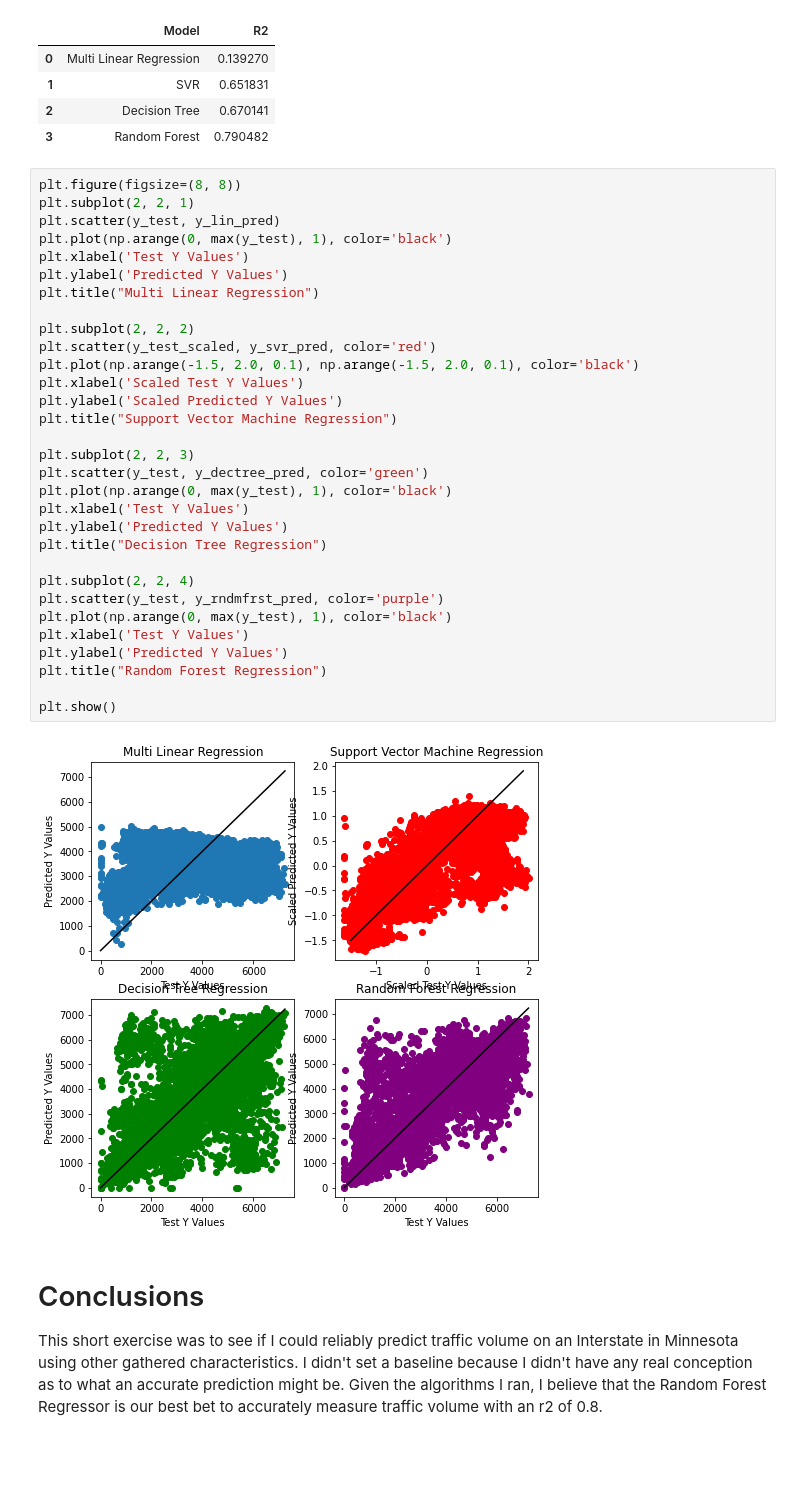
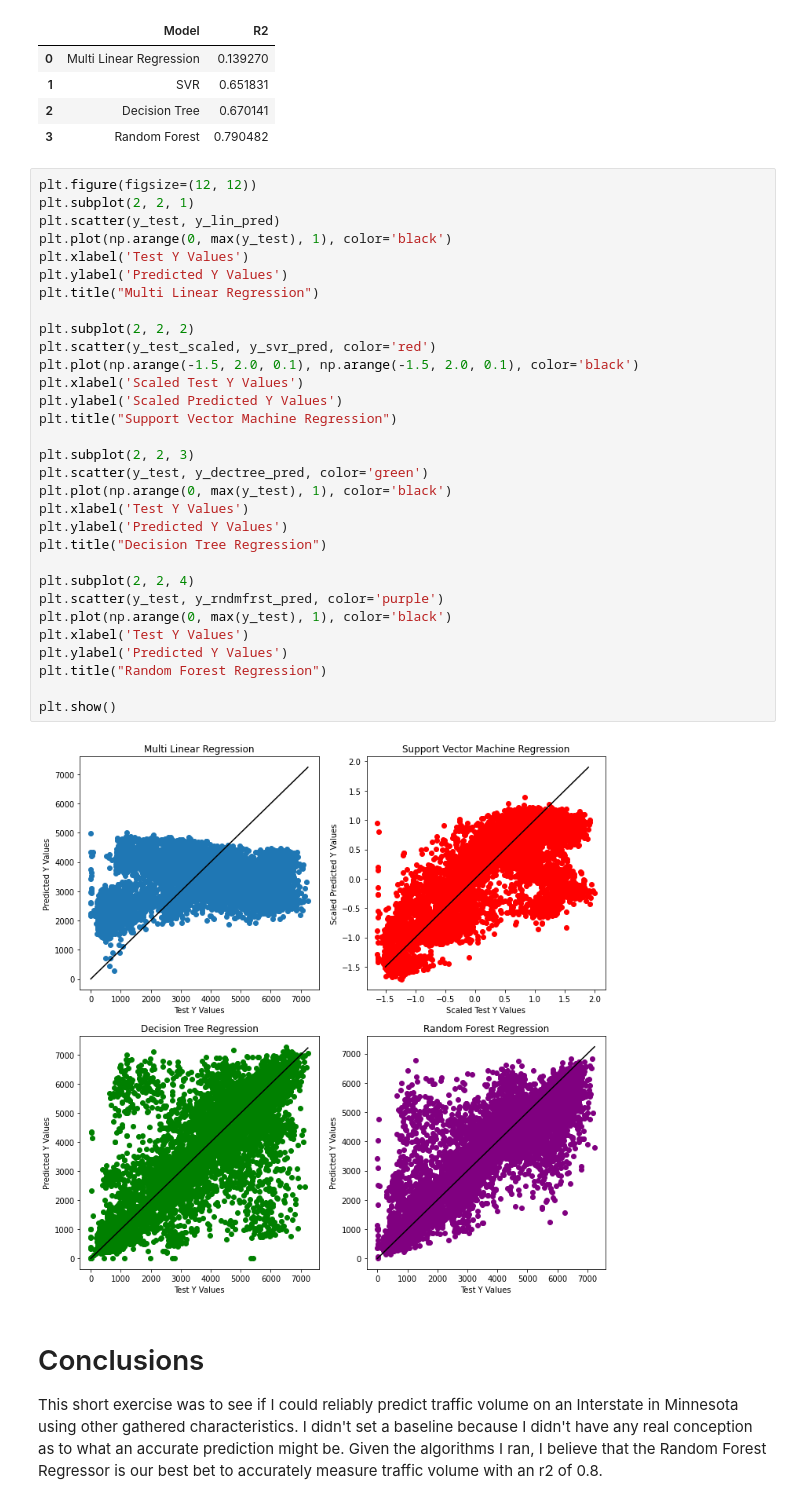
Before and after one commit to kshashank03/data-science-projects, a Jupyter notebook: Regression_Models/metro_interstate_traffic_regression_analysis.ipynb, the cells around one changed output. Saved outputs shown, nothing was run; the diff lists cells and outputs as text; blank space fills up the shorter version.

```diff
--- a/Regression_Models/metro_interstate_traffic_regression_analysis.ipynb
+++ b/Regression_Models/metro_interstate_traffic_regression_analysis.ipynb
@@ -293,38 +288,38 @@ results_df
 | 2 | Decision Tree | 0.670141 |
 | 3 | Random Forest | 0.790482 |
 # %%
-plt.figure(figsize=(8, 8))
+plt.figure(figsize=(12, 12))
 plt.subplot(2, 2, 1)
 plt.scatter(y_test, y_lin_pred)
 plt.plot(np.arange(0, max(y_test), 1), color='black')
 plt.xlabel('Test Y Values')
 plt.ylabel('Predicted Y Values')
 plt.title("Multi Linear Regression")
 
 plt.subplot(2, 2, 2)
 plt.scatter(y_test_scaled, y_svr_pred, color='red')
 plt.plot(np.arange(-1.5, 2.0, 0.1), np.arange(-1.5, 2.0, 0.1), color='black')
 plt.xlabel('Scaled Test Y Values')
 plt.ylabel('Scaled Predicted Y Values')
 plt.title("Support Vector Machine Regression")
 
 plt.subplot(2, 2, 3)
 plt.scatter(y_test, y_dectree_pred, color='green')
 plt.plot(np.arange(0, max(y_test), 1), color='black')
 plt.xlabel('Test Y Values')
 plt.ylabel('Predicted Y Values')
 plt.title("Decision Tree Regression")
 
 plt.subplot(2, 2, 4)
 plt.scatter(y_test, y_rndmfrst_pred, color='purple')
 plt.plot(np.arange(0, max(y_test), 1), color='black')
 plt.xlabel('Test Y Values')
 plt.ylabel('Predicted Y Values')
 plt.title("Random Forest Regression")
 
 plt.show()
 # %% [output]
-[figure, old version]
+[figure, new version]
 # %% [markdown]
 # Conclusions
 
```
Also changed, not shown: parts of 1 cell of this notebook.
